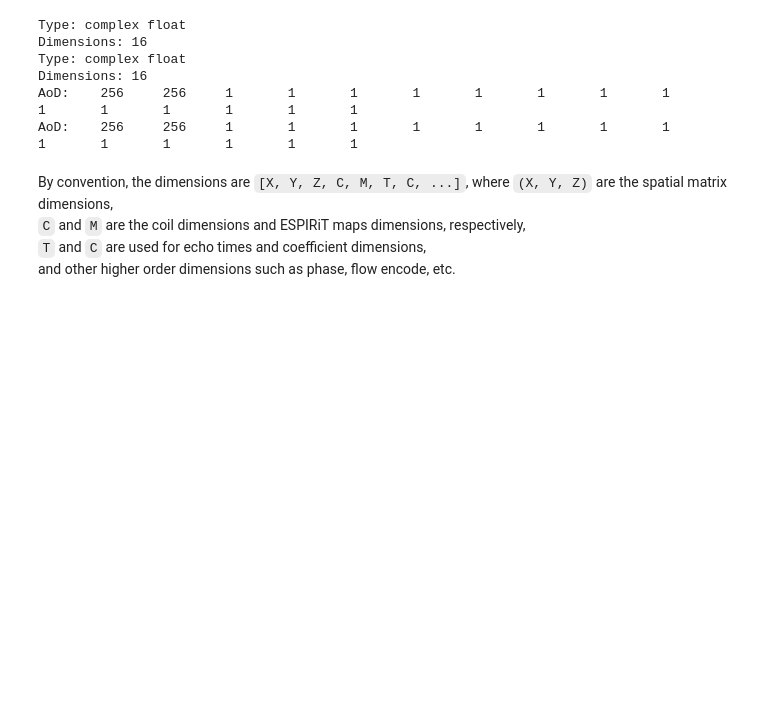
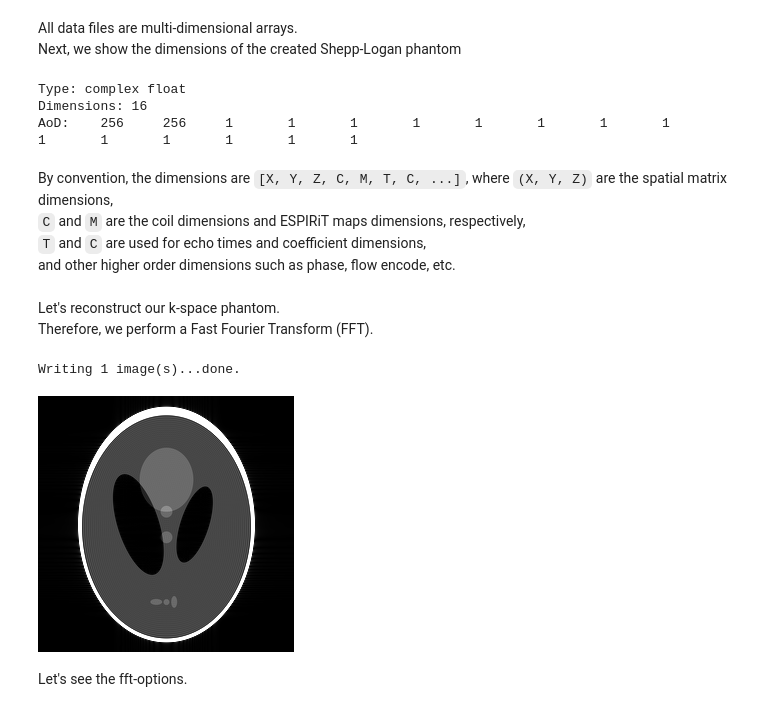
Before and after one commit to mrirecon/bart-workshop, a Jupyter notebook: demos/intro/intro.ipynb, the cells around one changed output. Cells and saved outputs as stored; diff of their text form; code cells hidden in the pictures; blank space fills up the shorter version.

```diff
--- a/demos/intro/intro.ipynb
+++ b/demos/intro/intro.ipynb
@@ -28,16 +86,28 @@ BART data operates on bitmasks. All data files are multi-dimensional arrays. To
+# %% [markdown]
+All data files are multi-dimensional arrays.<br>
+Next, we show the dimensions of the created Shepp-Logan phantom
 # %%
-bart phantom -x 256 shepp_logan
 bart show -m shepp_logan
 # %% [output]
-Type: complex float
-Dimensions: 16
 Type: complex float
 Dimensions: 16
 AoD:    256     256     1       1       1       1       1       1       1       1       1       1       1       1       1       1
-AoD:    256     256     1       1       1       1       1       1       1       1       1       1       1       1       1       1
 # %% [markdown]
 By convention, the dimensions are `[X, Y, Z, C, M, T, C, ...]`,
 where `(X, Y, Z)` are the spatial matrix dimensions,
 `C` and `M` are the coil dimensions and ESPIRiT maps dimensions, respectively,
 `T` and `C` are used for echo times and coefficient dimensions,
 and other higher order dimensions such as phase, flow encode, etc.
+# %% [markdown]
+Let's reconstruct our k-space phantom. <br>
+Therefore, we perform a Fast Fourier Transform (FFT).
+# %%
+# Perform FFT reconstruction
+bart fft -u -i 3 shepp_logan shepp_logan_rec
+imshow shepp_logan_rec
+# view shepp_logan_rec
+# %% [output]
+Writing 1 image(s)...done.
+[figure, added]
+# %% [markdown]
+Let's see the fft-options.
```
Also changed, not shown: parts of 27 cells of this notebook.
